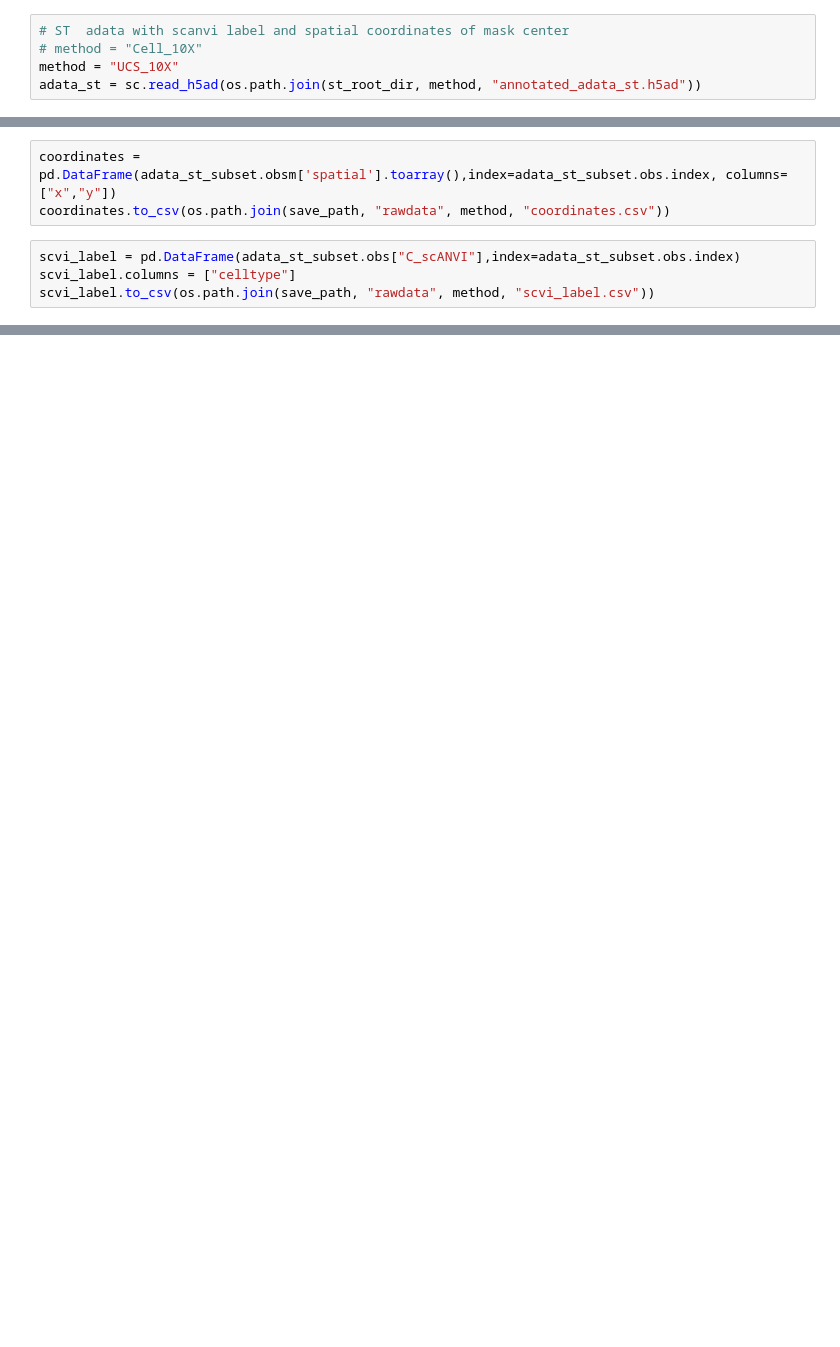
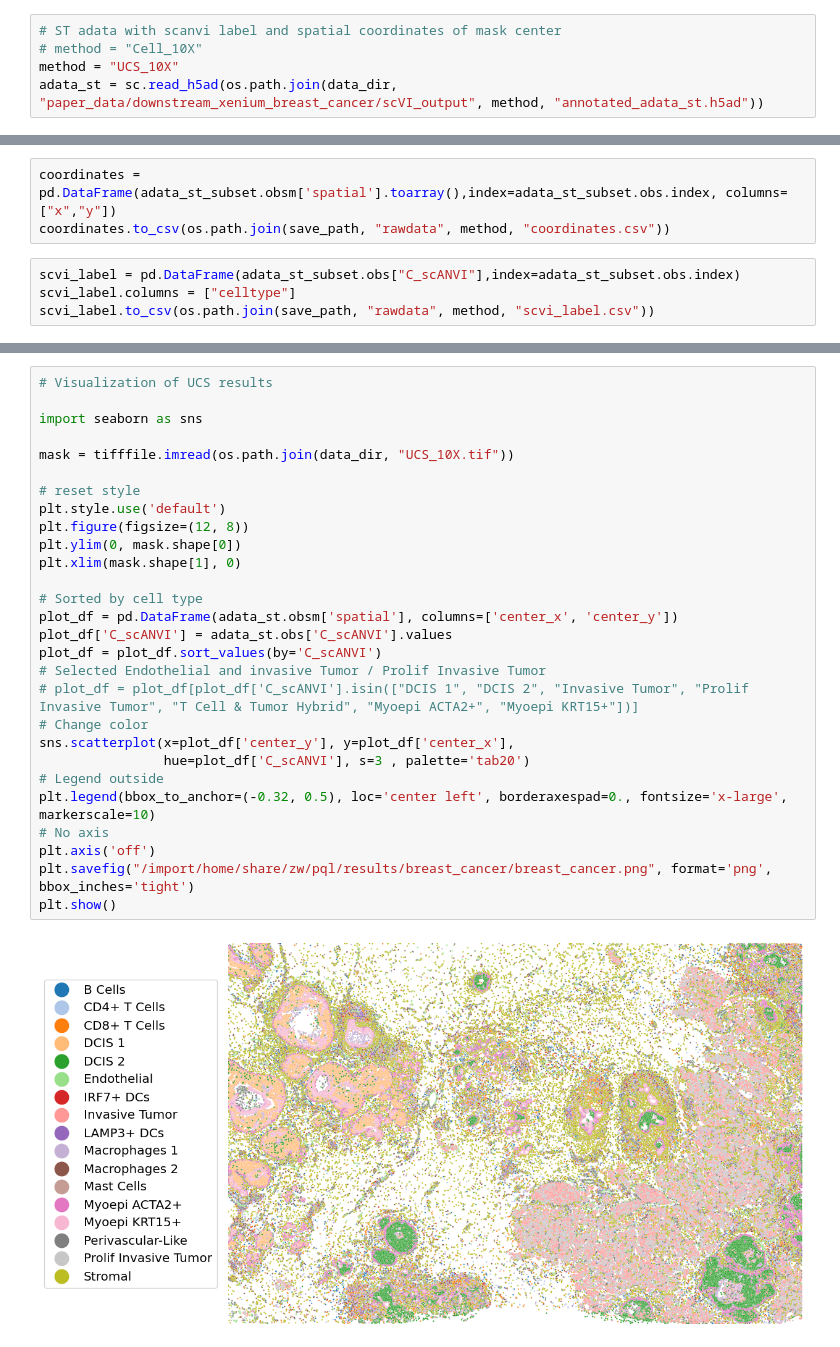
Before and after one commit to statwangz/MCube-tutorial, a Jupyter notebook: docs/source/analysis/breast_cancer/breast_cancer_data.ipynb, the cells around one changed output, grey strips where cells are left out. Drawn from its saved outputs; the diff is of its cells as text; blank space fills up the shorter version.

```diff
--- a/docs/source/analysis/breast_cancer/breast_cancer_data.ipynb
+++ b/docs/source/analysis/breast_cancer/breast_cancer_data.ipynb
@@ -30,8 +43,8 @@ Since the new h5ad version, can only be run with pql environment.
 # %%
-# ST  adata with scanvi label and spatial coordinates of mask center
+# ST adata with scanvi label and spatial coordinates of mask center
 # method = "Cell_10X"
 method = "UCS_10X"
-adata_st = sc.read_h5ad(os.path.join(st_root_dir, method, "annotated_adata_st.h5ad"))
+adata_st = sc.read_h5ad(os.path.join(data_dir, "paper_data/downstream_xenium_breast_cancer/scVI_output", method, "annotated_adata_st.h5ad"))
 # %%
 if not os.path.exists(os.path.join(save_path, method)):
     os.makedirs(os.path.join(save_path, method))
@@ -92,0 +94,30 @@ scvi_label.to_csv(os.path.join(save_path, "rawdata", method, "scvi_label.csv"))
+# %%
+# Visualization of UCS results
+
+import seaborn as sns
+
+mask = tifffile.imread(os.path.join(data_dir, "UCS_10X.tif"))
+
+# reset style
+plt.style.use('default')
+plt.figure(figsize=(12, 8))
+plt.ylim(0, mask.shape[0])
+plt.xlim(mask.shape[1], 0)
+
+# Sorted by cell type
+plot_df = pd.DataFrame(adata_st.obsm['spatial'], columns=['center_x', 'center_y'])
+plot_df['C_scANVI'] = adata_st.obs['C_scANVI'].values
+plot_df = plot_df.sort_values(by='C_scANVI')
+# Selected Endothelial and invasive Tumor / Prolif Invasive Tumor
+# plot_df = plot_df[plot_df['C_scANVI'].isin(["DCIS 1", "DCIS 2", "Invasive Tumor", "Prolif Invasive Tumor", "T Cell & Tumor Hybrid", "Myoepi ACTA2+", "Myoepi KRT15+"])]
+# Change color
+sns.scatterplot(x=plot_df['center_y'], y=plot_df['center_x'],
+                hue=plot_df['C_scANVI'], s=3 , palette='tab20')
+# Legend outside
+plt.legend(bbox_to_anchor=(-0.32, 0.5), loc='center left', borderaxespad=0., fontsize='x-large', markerscale=10)
+# No axis
+plt.axis('off')
+plt.savefig("/import/home/share/zw/pql/results/breast_cancer/breast_cancer.png", format='png', bbox_inches='tight')
+plt.show()
+# %% [output]
+[figure, added]
```
Also changed, not shown: parts of 11 cells of this notebook.
